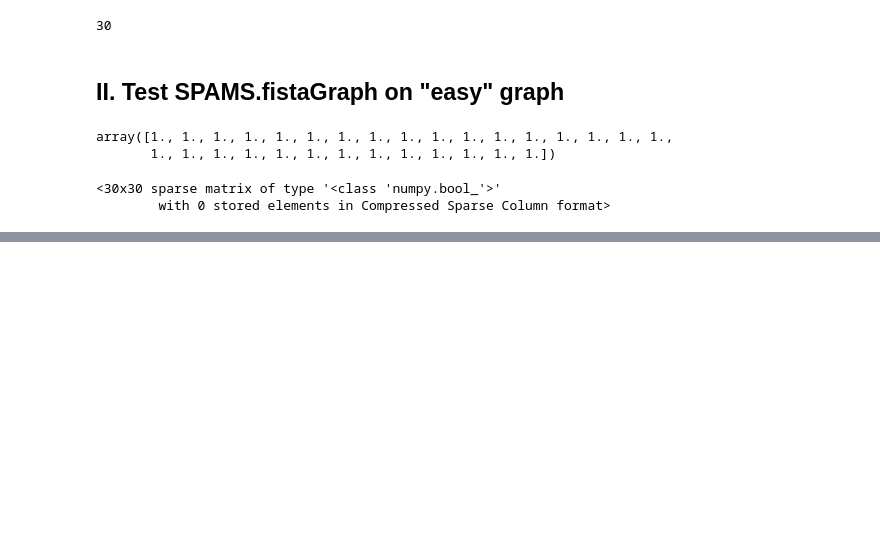
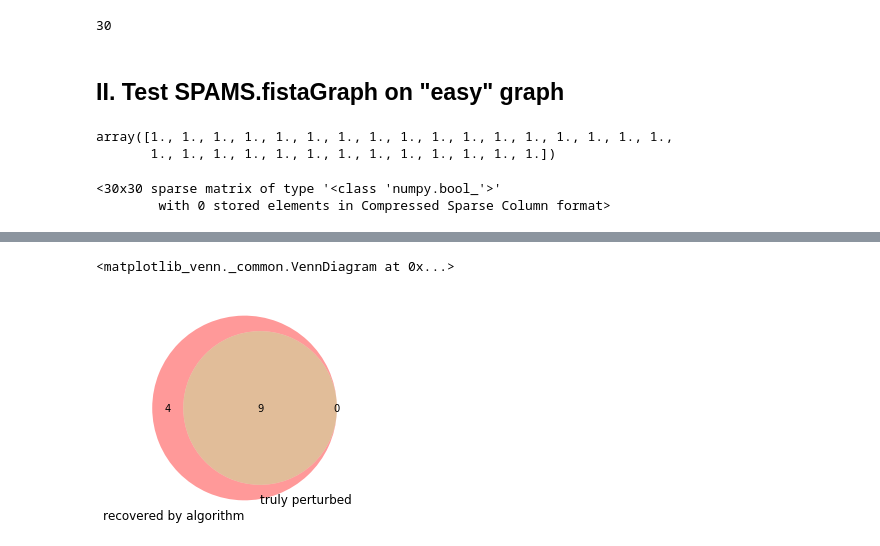
Before and after one commit to fraenkel-lab/GSLR, a Jupyter notebook: experiments/algorithms/srig/test_SPAMS.ipynb, the cells around one changed output, grey strips where cells are left out. Saved outputs shown, nothing was run; the diff lists cells and outputs as text; code cells hidden in the pictures; blank space fills up the shorter version.

```diff
--- a/experiments/algorithms/srig/test_SPAMS.ipynb
+++ b/experiments/algorithms/srig/test_SPAMS.ipynb
@@ -379,0 +359,5 @@ dtype: bool
+# %%
+venn2([set(features), set(signal_nodes)], ['recovered by algorithm', 'truly perturbed'])
+# %% [output]
+<matplotlib_venn._common.VennDiagram at 0x...>
+[figure, added]
```
Also changed, not shown: parts of 12 cells of this notebook, 2 other files.
